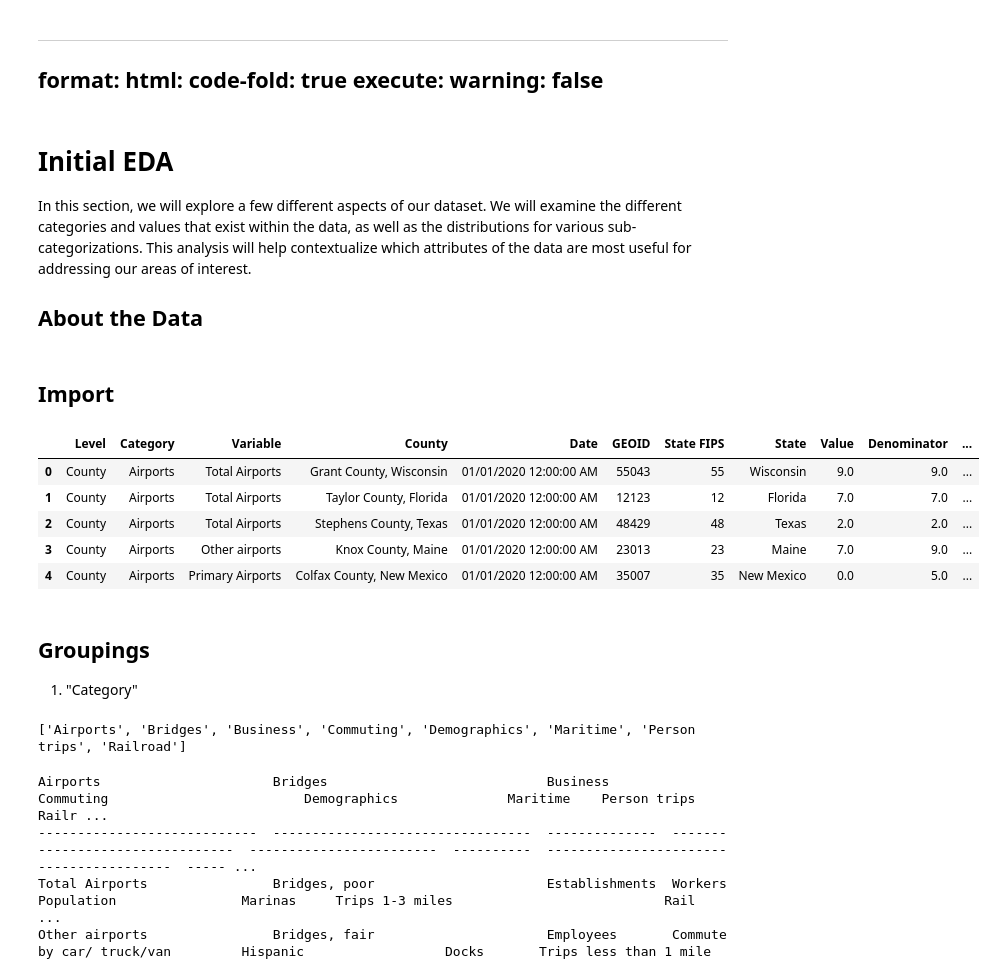
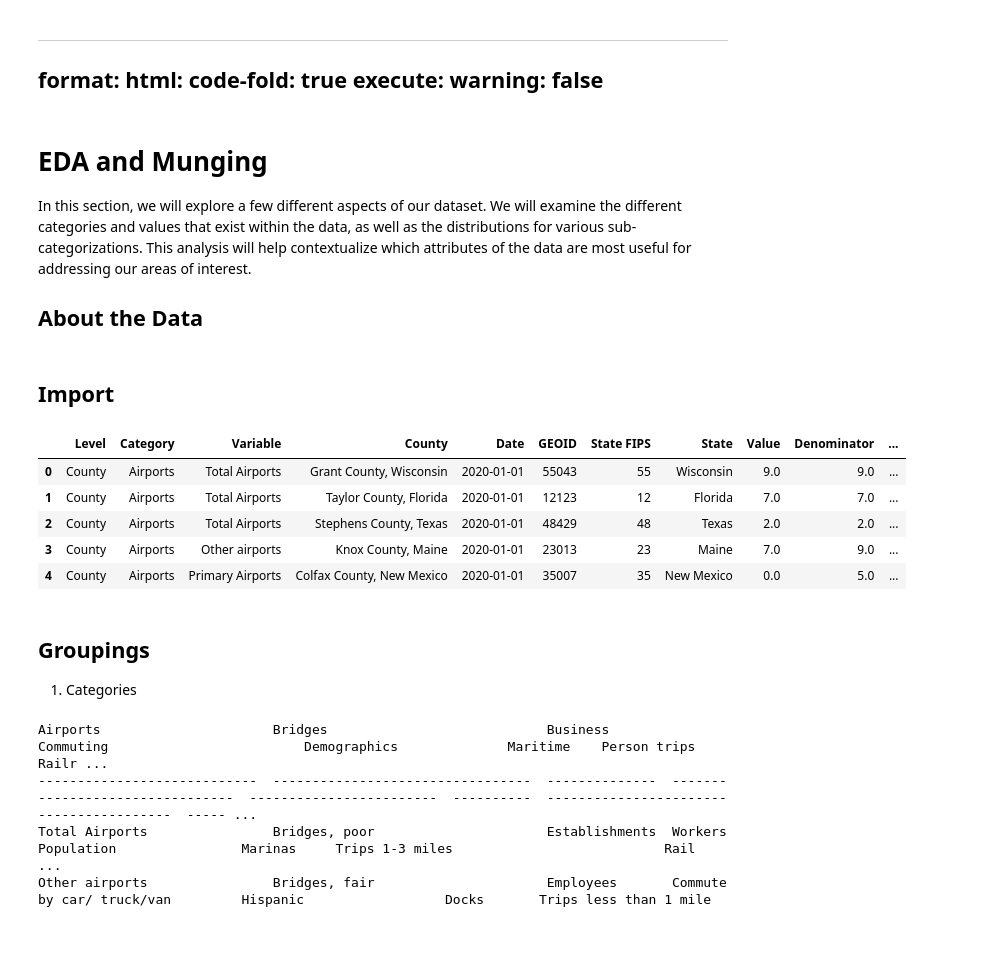
Before and after one commit to rpi11/DSAN5200-final_project, a Jupyter notebook: FinalProject/RICH/eda.ipynb, the cells around one changed output. Cells and saved outputs as stored; diff of their text form; code cells hidden in the pictures; blank space fills up the shorter version.

```diff
--- a/FinalProject/RICH/eda.ipynb
+++ b/FinalProject/RICH/eda.ipynb
@@ -7,7 +7,7 @@ execute:
   warning: false
 ---
 # %% [markdown]
-# Initial EDA
+# EDA and Munging
 
 In this section, we will explore a few different aspects of our dataset. We will examine the different categories and values that exist within the data, as well as the distributions for various sub-categorizations. This analysis will help contextualize which attributes of the data are most useful for addressing our areas of interest.
 
@@ -24,23 +22,21 @@ from tabulate import tabulate
 # %%
 with open("../data/data.csv", "r") as f:
     df = pd.read_csv(f)
+    df["Date"] = pd.to_datetime(df["Date"])
 df.head()
 # %% [output]
 |  | Level | Category | Variable | County | Date | GEOID | State FIPS | State | Value | Denominator | ... |
-| 0 | County | Airports | Total Airports | Grant County, Wisconsin | 01/01/2020 12:00:00 AM | 55043 | 55 | Wisconsin | 9.0 | 9.0 | ... |
-| 1 | County | Airports | Total Airports | Taylor County, Florida | 01/01/2020 12:00:00 AM | 12123 | 12 | Florida | 7.0 | 7.0 | ... |
-| 2 | County | Airports | Total Airports | Stephens County, Texas | 01/01/2020 12:00:00 AM | 48429 | 48 | Texas | 2.0 | 2.0 | ... |
-| 3 | County | Airports | Other airports | Knox County, Maine | 01/01/2020 12:00:00 AM | 23013 | 23 | Maine | 7.0 | 9.0 | ... |
-| 4 | County | Airports | Primary Airports | Colfax County, New Mexico | 01/01/2020 12:00:00 AM | 35007 | 35 | New Mexico | 0.0 | 5.0 | ... |
+| 0 | County | Airports | Total Airports | Grant County, Wisconsin | 2020-01-01 | 55043 | 55 | Wisconsin | 9.0 | 9.0 | ... |
+| 1 | County | Airports | Total Airports | Taylor County, Florida | 2020-01-01 | 12123 | 12 | Florida | 7.0 | 7.0 | ... |
+| 2 | County | Airports | Total Airports | Stephens County, Texas | 2020-01-01 | 48429 | 48 | Texas | 2.0 | 2.0 | ... |
+| 3 | County | Airports | Other airports | Knox County, Maine | 2020-01-01 | 23013 | 23 | Maine | 7.0 | 9.0 | ... |
+| 4 | County | Airports | Primary Airports | Colfax County, New Mexico | 2020-01-01 | 35007 | 35 | New Mexico | 0.0 | 5.0 | ... |
 # %% [markdown]
 ## Groupings
 
-1. "Category"
+1. Categories
 # %%
 cats = list(df["Category"].unique())
-print(tabulate())
-# %% [output]
-['Airports', 'Bridges', 'Business', 'Commuting', 'Demographics', 'Maritime', 'Person trips', 'Railroad']
 # %%
 catVars = {}
 for cat in cats:
```
Also changed, not shown: parts of 16 cells of this notebook, 13 other files.
